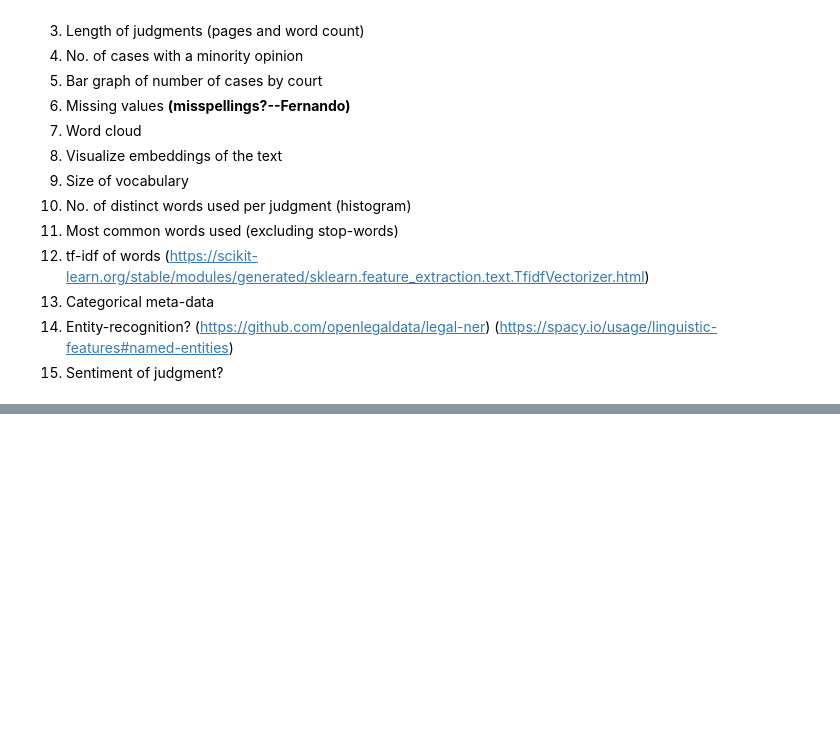
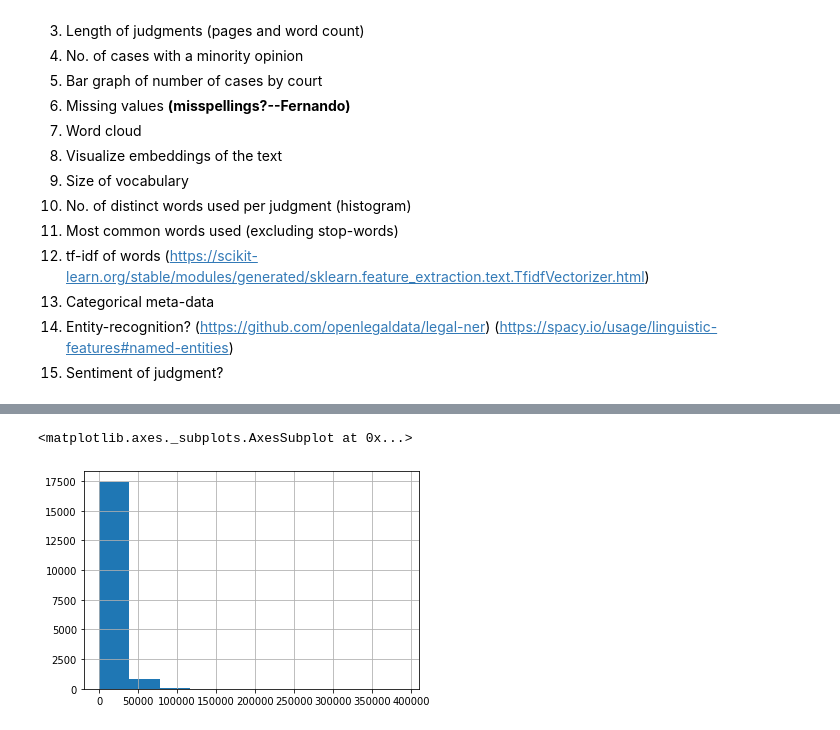
Before and after one commit to medeirosf/2020-CS109B, a Jupyter notebook: content/projects/notebook/cs109b_FP_EDA.ipynb, the cells around one changed output, grey strips where cells are left out. Saved outputs shown, nothing was run; the diff lists cells and outputs as text; code cells hidden in the pictures; blank space fills up the shorter version.

```diff
--- a/content/projects/notebook/cs109b_FP_EDA.ipynb
+++ b/content/projects/notebook/cs109b_FP_EDA.ipynb
@@ -140,0 +243,6 @@ data['casebody.data.corrections'][1]
+# %%
+data['casebody.data.opinions.text'] = data['casebody.data.opinions'].map(lambda x: x[0]['text'])
+data['casebody.data.opinions.type0'] = data['casebody.data.opinions'].map(lambda x: x[0]['type'])
+
+for i in range(1,7):
+    data[f'casebody.data.opinions.type{i}'] = data['casebody.data.opinions'].map(lambda x: x[i]['type'] if len(x)>=i+1 else None)
@@ -140,0 +283,6 @@ data['casebody.data.corrections'][1]
+# %%
+# the number of characters in each opinion
+data['casebody.data.opinions.text'].str.len().hist()
+# %% [output]
+<matplotlib.axes._subplots.AxesSubplot at 0x...>
+[figure, added]
```
Also changed, not shown: parts of 26 cells of this notebook.
